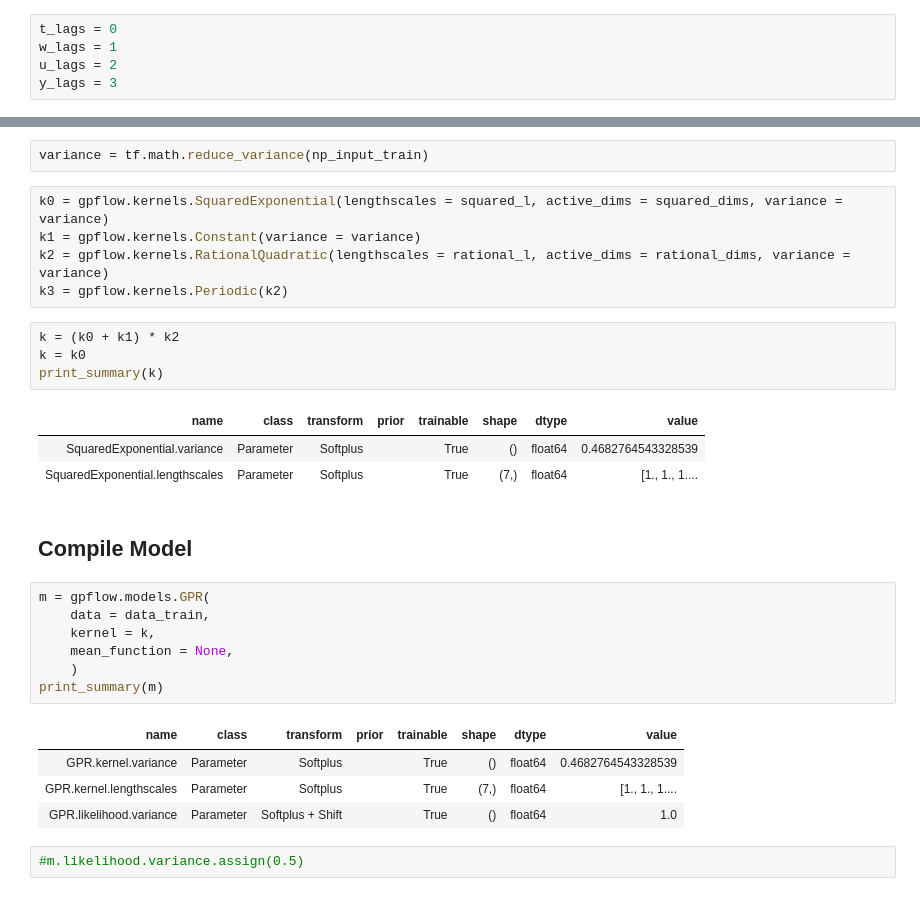
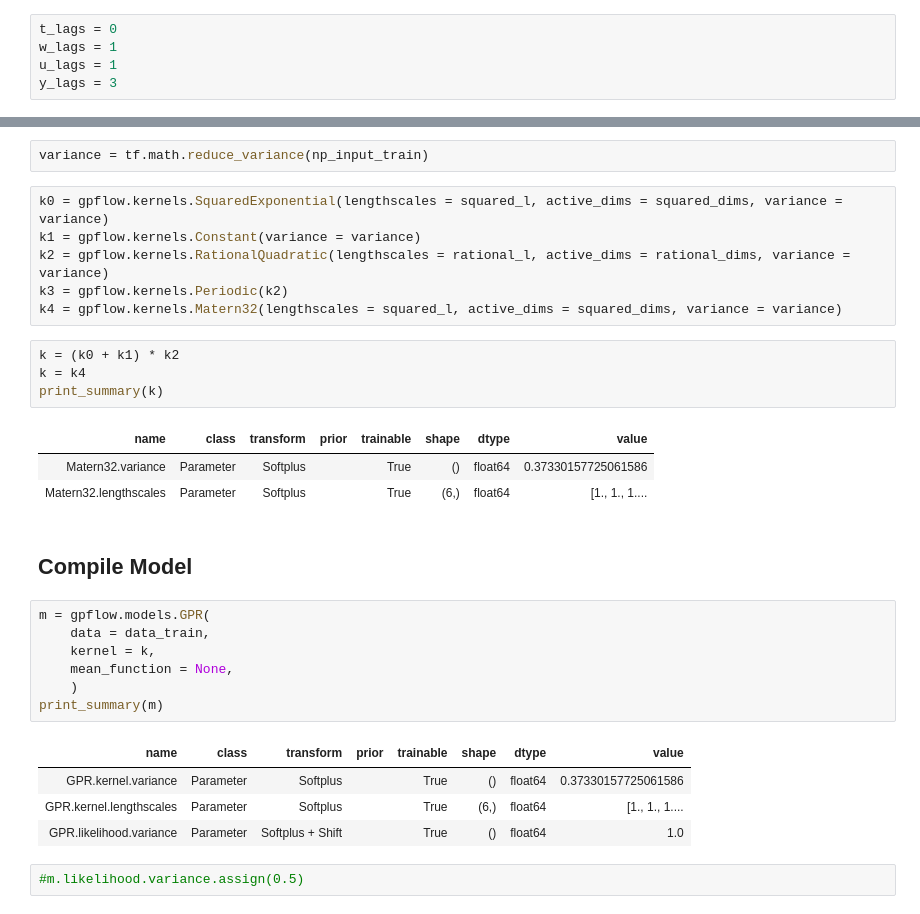
Before and after one commit to Radu-C-Martin/Master-Project, a Jupyter notebook: Notebooks/37_gp_with_new_data.ipynb, the cells around one changed output, grey strips where cells are left out. Cells and saved outputs as stored; diff of their text form.

```diff
--- a/Notebooks/37_gp_with_new_data.ipynb
+++ b/Notebooks/37_gp_with_new_data.ipynb
@@ -68,7 +70,7 @@ y_cols = ['SimulatedTemp']
 # %%
 t_lags = 0
 w_lags = 1
-u_lags = 2
+u_lags = 1
 y_lags = 3
 # %%
 dict_cols = {
@@ -212,14 +214,15 @@ k0 = gpflow.kernels.SquaredExponential(lengthscales = squared_l, active_dims = s
 k1 = gpflow.kernels.Constant(variance = variance)
 k2 = gpflow.kernels.RationalQuadratic(lengthscales = rational_l, active_dims = rational_dims, variance = variance)
 k3 = gpflow.kernels.Periodic(k2)
+k4 = gpflow.kernels.Matern32(lengthscales = squared_l, active_dims = squared_dims, variance = variance)
 # %%
 k = (k0 + k1) * k2
-k = k0
+k = k4
 print_summary(k)
 # %% [output]
 | name | class | transform | prior | trainable | shape | dtype | value |
-| SquaredExponential.variance | Parameter | Softplus |  | True | () | float64 | 0.4682764543328539 |
-| SquaredExponential.lengthscales | Parameter | Softplus |  | True | (7,) | float64 | [1., 1., 1.... |
+| Matern32.variance | Parameter | Softplus |  | True | () | float64 | 0.37330157725061586 |
+| Matern32.lengthscales | Parameter | Softplus |  | True | (6,) | float64 | [1., 1., 1.... |
 # %% [markdown]
 ## Compile Model
 # %%
@@ -231,8 +234,8 @@ m = gpflow.models.GPR(
 print_summary(m)
 # %% [output]
 | name | class | transform | prior | trainable | shape | dtype | value |
-| GPR.kernel.variance | Parameter | Softplus |  | True | () | float64 | 0.4682764543328539 |
-| GPR.kernel.lengthscales | Parameter | Softplus |  | True | (7,) | float64 | [1., 1., 1.... |
+| GPR.kernel.variance | Parameter | Softplus |  | True | () | float64 | 0.37330157725061586 |
+| GPR.kernel.lengthscales | Parameter | Softplus |  | True | (6,) | float64 | [1., 1., 1.... |
 | GPR.likelihood.variance | Parameter | Softplus + Shift |  | True | () | float64 | 1.0 |
 # %%
 #m.likelihood.variance.assign(0.5)
```
Also changed, not shown: parts of 13 cells of this notebook, 2 other files.
